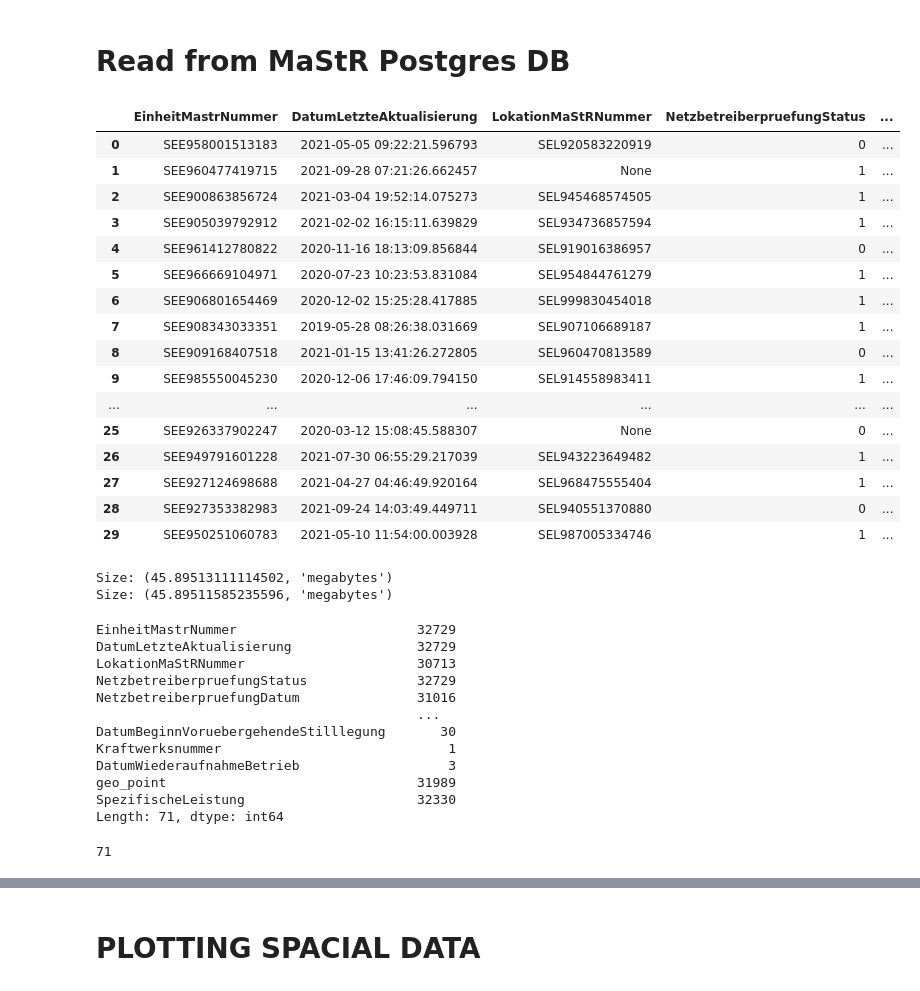
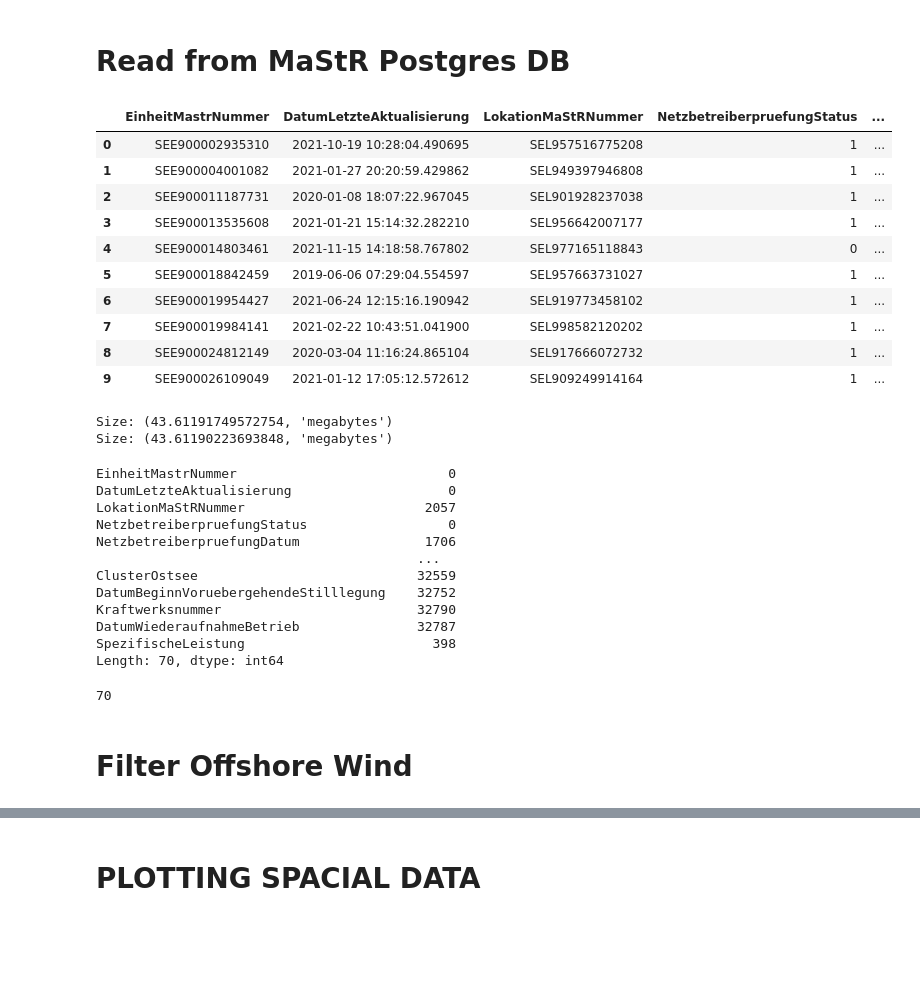
Before and after one commit to clwehner/Windatlas, a Jupyter notebook: windatlas/mastr/sqlToPandas.ipynb, the cells around one changed output, grey strips where cells are left out. Cells and saved outputs as stored; diff of their text form; code cells hidden in the pictures; blank space fills up the shorter version.

```diff
--- a/windatlas/mastr/sqlToPandas.ipynb
+++ b/windatlas/mastr/sqlToPandas.ipynb
@@ -36,23 +35,14 @@ def format_bytes(size):
     return size, power_labels[n]+'bytes'
 
 def build_postgres_conn_string (param:dict) -> str:
-    """
-
-    """
     return f'postgresql+psycopg2://{param["user"]}:{param["password"]}@{param["host"]}:{param["port"]}/{param["dbname"]}'
 
 def create_postgres_engine (param:dict):
-    """
-
-    """
     conString = build_postgres_conn_string(param)
     engine = sqlalchemy.create_engine(conString, pool_recycle=3600)
     return engine
 
-def read_postgres_from_queryfile (sqlpath:str, postgresLogin:dict):# -> pandas.core.frame.DataFrame:
-    """
-
-    """
+def read_postgres_from_queryfile (sqlpath:str, postgresLogin:dict):# -> pandas.DataFrame:
     engine = create_postgres_engine(postgresLogin)
 
     scriptFile = open(sqlpath,'r')
@@ -65,49 +55,45 @@ def read_postgres_from_queryfile (sqlpath:str, postgresLogin:dict):# -> pandas.c
 # %%
 sqlpath = "./sqlCommands/loadMastrDBfiles.sql"
 df = read_postgres_from_queryfile(sqlpath, conn_params_dic)
 #df = df.dropna()
 df['SpezifischeLeistung'] = (df.Nettonennleistung * 1000) / ((math.pi * df.Rotordurchmesser**2) / 4)
-df.head(n=30)#.filter(regex="grad(?i)").head()
+df.head(n=10)#.filter(regex="grad(?i)").head()
 #df.to_excel()
 # %% [output]
 |  | EinheitMastrNummer | DatumLetzteAktualisierung | LokationMaStRNummer | NetzbetreiberpruefungStatus | ... |
-| 0 | SEE958001513183 | 2021-05-05 09:22:21.596793 | SEL920583220919 | 0 | ... |
-| 1 | SEE960477419715 | 2021-09-28 07:21:26.662457 | None | 1 | ... |
-| 2 | SEE900863856724 | 2021-03-04 19:52:14.075273 | SEL945468574505 | 1 | ... |
-| 3 | SEE905039792912 | 2021-02-02 16:15:11.639829 | SEL934736857594 | 1 | ... |
-| 4 | SEE961412780822 | 2020-11-16 18:13:09.856844 | SEL919016386957 | 0 | ... |
-| 5 | SEE966669104971 | 2020-07-23 10:23:53.831084 | SEL954844761279 | 1 | ... |
-| 6 | SEE906801654469 | 2020-12-02 15:25:28.417885 | SEL999830454018 | 1 | ... |
-| 7 | SEE908343033351 | 2019-05-28 08:26:38.031669 | SEL907106689187 | 1 | ... |
-| 8 | SEE909168407518 | 2021-01-15 13:41:26.272805 | SEL960470813589 | 0 | ... |
-| 9 | SEE985550045230 | 2020-12-06 17:46:09.794150 | SEL914558983411 | 1 | ... |
-| ... | ... | ... | ... | ... | ... |
-| 25 | SEE926337902247 | 2020-03-12 15:08:45.588307 | None | 0 | ... |
-| 26 | SEE949791601228 | 2021-07-30 06:55:29.217039 | SEL943223649482 | 1 | ... |
-| 27 | SEE927124698688 | 2021-04-27 04:46:49.920164 | SEL968475555404 | 1 | ... |
-| 28 | SEE927353382983 | 2021-09-24 14:03:49.449711 | SEL940551370880 | 0 | ... |
-| 29 | SEE950251060783 | 2021-05-10 11:54:00.003928 | SEL987005334746 | 1 | ... |
+| 0 | SEE900002935310 | 2021-10-19 10:28:04.490695 | SEL957516775208 | 1 | ... |
+| 1 | SEE900004001082 | 2021-01-27 20:20:59.429862 | SEL949397946808 | 1 | ... |
+| 2 | SEE900011187731 | 2020-01-08 18:07:22.967045 | SEL901928237038 | 1 | ... |
+| 3 | SEE900013535608 | 2021-01-21 15:14:32.282210 | SEL956642007177 | 1 | ... |
+| 4 | SEE900014803461 | 2021-11-15 14:18:58.767802 | SEL977165118843 | 0 | ... |
+| 5 | SEE900018842459 | 2019-06-06 07:29:04.554597 | SEL957663731027 | 1 | ... |
+| 6 | SEE900019954427 | 2021-06-24 12:15:16.190942 | SEL919773458102 | 1 | ... |
+| 7 | SEE900019984141 | 2021-02-22 10:43:51.041900 | SEL998582120202 | 1 | ... |
+| 8 | SEE900024812149 | 2020-03-04 11:16:24.865104 | SEL917666072732 | 1 | ... |
+| 9 | SEE900026109049 | 2021-01-12 17:05:12.572612 | SEL909249914164 | 1 | ... |
 # %%
 print(f"Size: {format_bytes(sys.getsizeof(df))}")
 print(f"Size: {format_bytes(df.memory_usage(index=True, deep=True).sum())}")
 
-df.count()
+df.isna().sum()#.count()
 # %% [output]
-Size: (45.89513111114502, 'megabytes')
-Size: (45.89511585235596, 'megabytes')
+Size: (43.61191749572754, 'megabytes')
+Size: (43.61190223693848, 'megabytes')
-EinheitMastrNummer                       32729
-DatumLetzteAktualisierung                32729
-LokationMaStRNummer                      30713
-NetzbetreiberpruefungStatus              32729
-NetzbetreiberpruefungDatum               31016
+EinheitMastrNummer                           0
+DatumLetzteAktualisierung                    0
+LokationMaStRNummer                       2057
+NetzbetreiberpruefungStatus                  0
+NetzbetreiberpruefungDatum                1706
                                          ...
-DatumBeginnVoruebergehendeStilllegung       30
-Kraftwerksnummer                             1
-DatumWiederaufnahmeBetrieb                   3
-geo_point                                31989
-SpezifischeLeistung                      32330
-Length: 71, dtype: int64
+ClusterOstsee                            32559
+DatumBeginnVoruebergehendeStilllegung    32752
+Kraftwerksnummer                         32790
+DatumWiederaufnahmeBetrieb               32787
+SpezifischeLeistung                        398
+Length: 70, dtype: int64
 # %%
 len(df.columns)
 # %% [output]
-71
+70
+# %% [markdown]
+# Filter Offshore Wind
```
Also changed, not shown: parts of 11 cells of this notebook, 22 other files.
